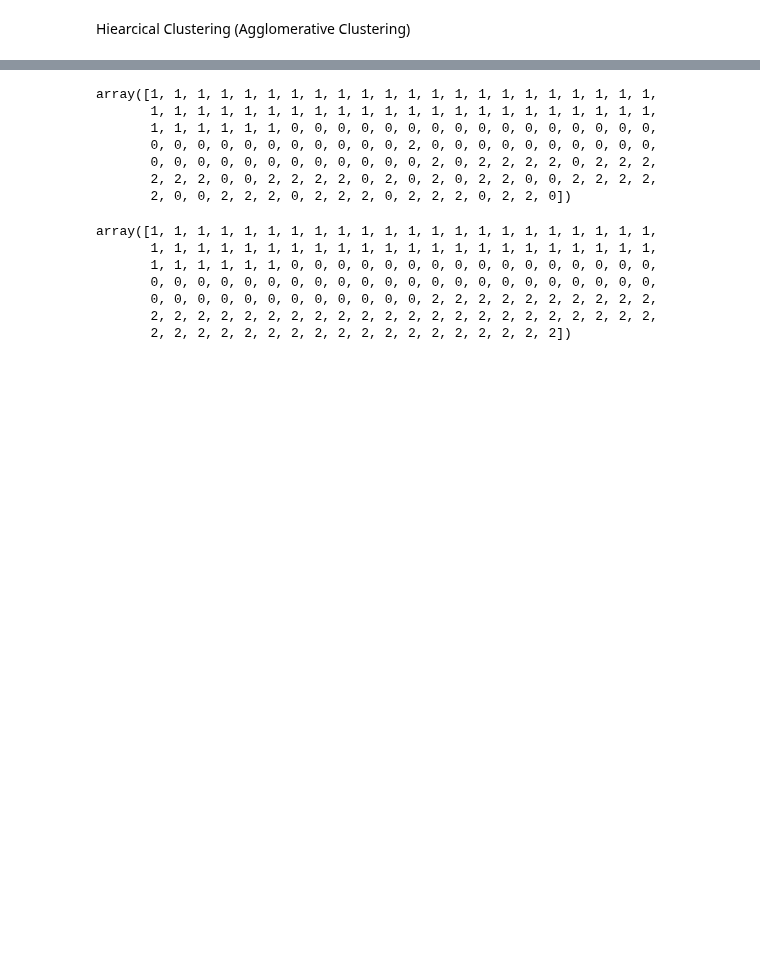
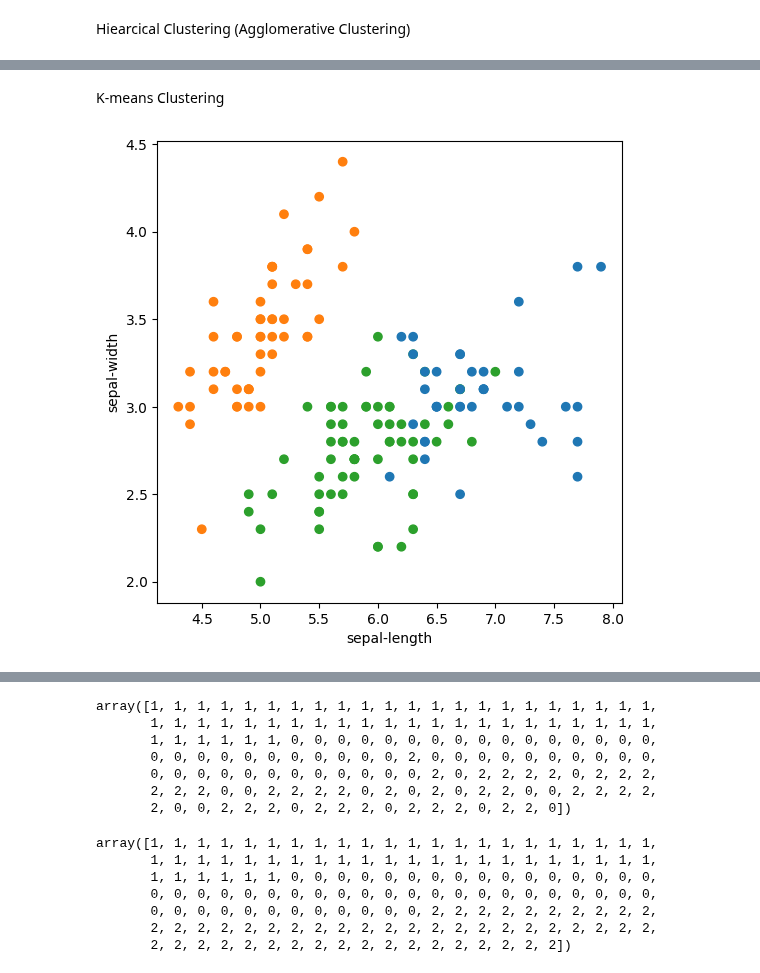
Before and after one commit to ogut77/DataScience, a Jupyter notebook: kmeansIris.ipynb, the cells around one changed output, grey strips where cells are left out. Cells and saved outputs as stored; diff of their text form; code cells hidden in the pictures; blank space fills up the shorter version.

```diff
--- a/kmeansIris.ipynb
+++ b/kmeansIris.ipynb
@@ -145 +165,14 @@ plt.show()
+# %% [markdown]
+K-means Clustering
+# %%
+fig, ax = plt.subplots(figsize=(6, 6))
+
+colors = {0:'tab:blue', 1:'tab:orange', 2:'tab:green'}
+
+ax.scatter(irisdata["sepal-length"], irisdata["sepal-width"], c=pd.Series(kmeans.labels_).map(colors))
+plt.xlabel("sepal-length")
+plt.ylabel("sepal-width")
+plt.show()
+# %% [output]
+[figure, added]
 # %%
```
Also changed, not shown: parts of 8 cells of this notebook.
